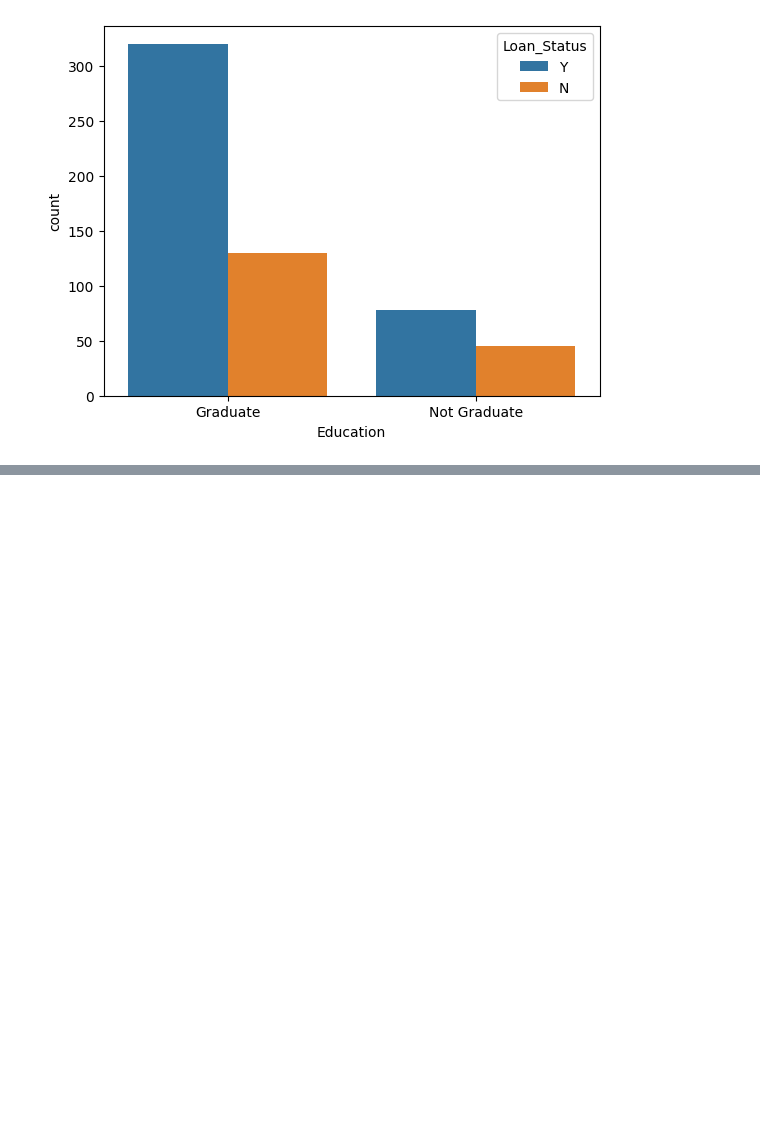
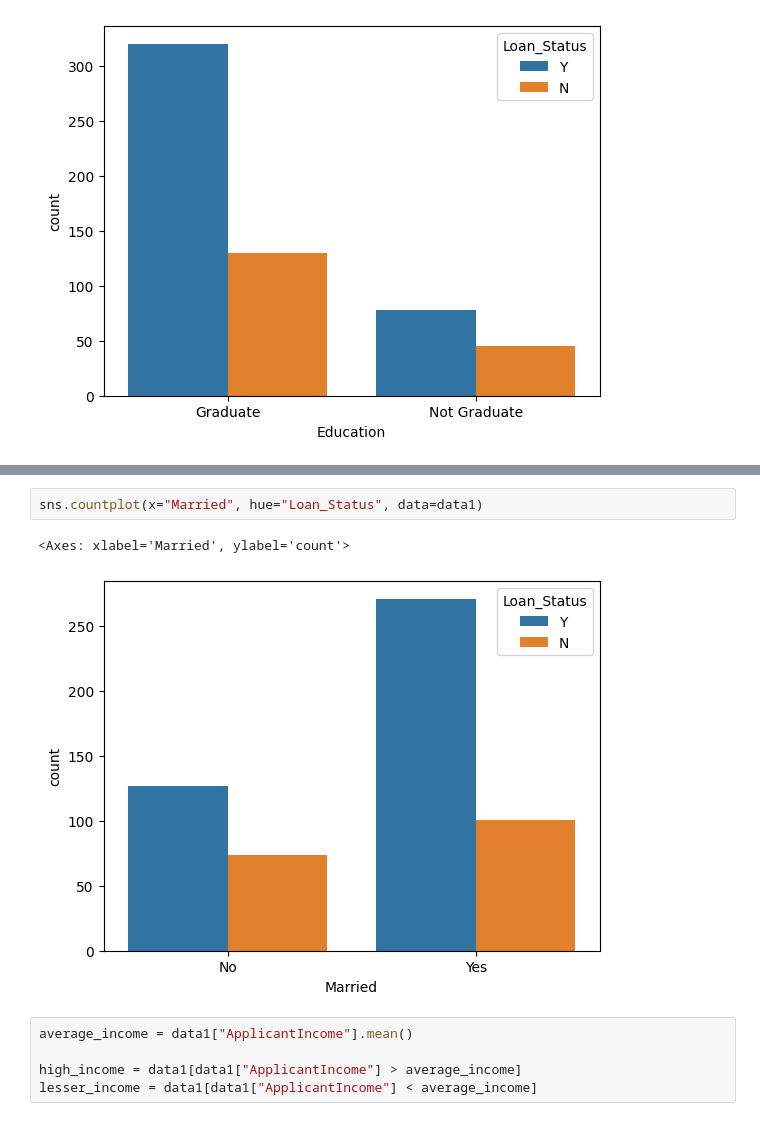
Before and after one commit to raji-ayyub/gen_ai_backend, a Jupyter notebook: task_25.ipynb, the cells around one changed output, grey strips where cells are left out. Saved outputs shown, nothing was run; the diff lists cells and outputs as text; blank space fills up the shorter version.

```diff
--- a/task_25.ipynb
+++ b/task_25.ipynb
@@ -266,0 +286,10 @@ sns.countplot(x="Education", hue="Loan_Status", data=data1)
+# %%
+sns.countplot(x="Married", hue="Loan_Status", data=data1)
+# %% [output]
+<Axes: xlabel='Married', ylabel='count'>
+[figure, added]
+# %%
+average_income = data1["ApplicantIncome"].mean()
+
+high_income = data1[data1["ApplicantIncome"] > average_income]
+lesser_income = data1[data1["ApplicantIncome"] < average_income]
```
Also changed, not shown: parts of 8 cells of this notebook.
